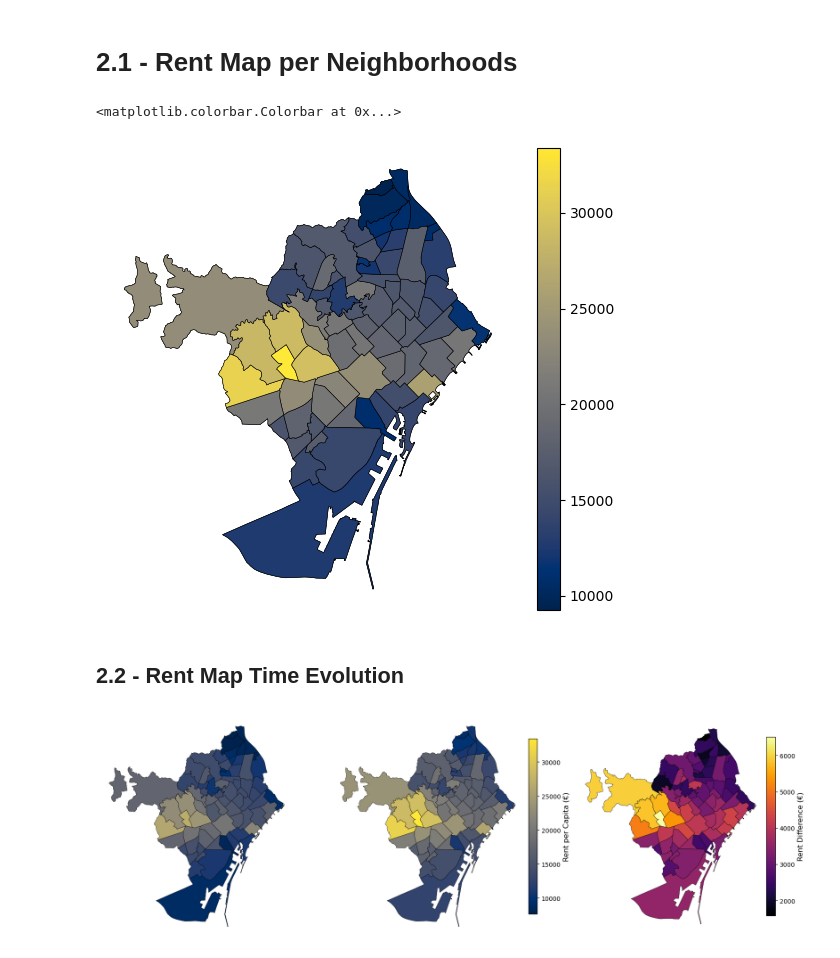
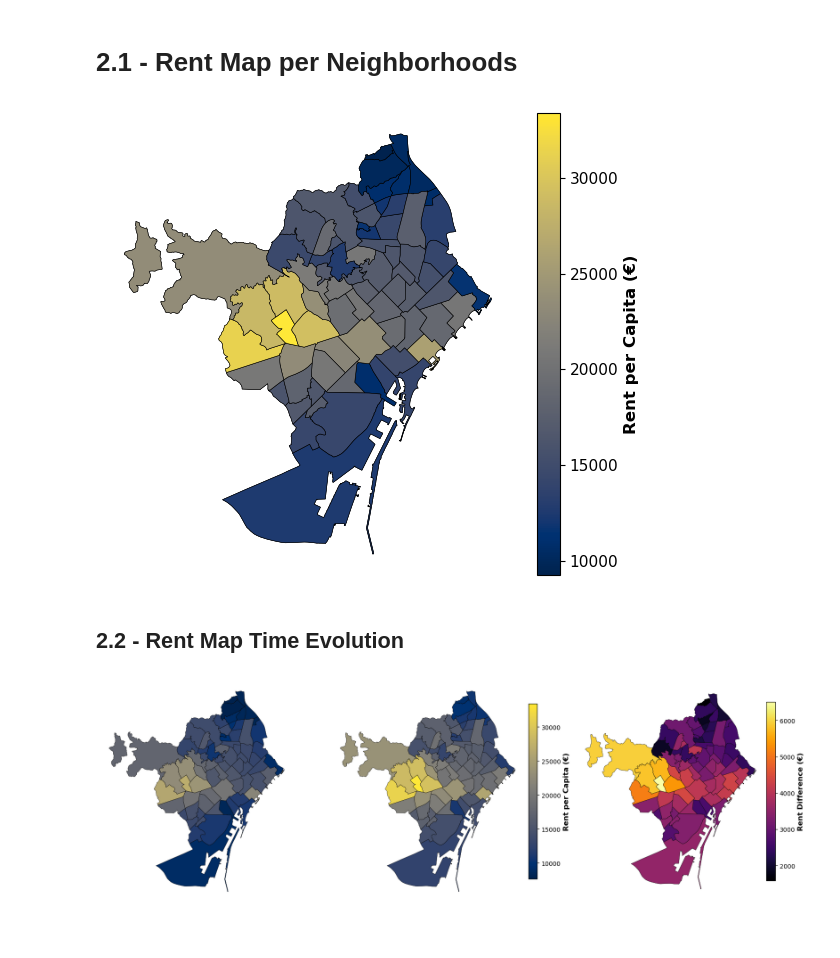
Before and after one commit to pablob2002/immigration-avdm, a Jupyter notebook: Alba/1_rent_map.ipynb, the cells around one changed output. Saved outputs shown, nothing was run; the diff lists cells and outputs as text; code cells hidden in the pictures.

Commit message:
.\Alba\1_rent_map.ipynb

```diff
--- a/Alba/1_rent_map.ipynb
+++ b/Alba/1_rent_map.ipynb
@@ -211,34 +211,43 @@ def plot_difference(ax, Initial_year, Final_year, cmap = "inferno"):
 # %%
 # --- CSV SELECTION ---
 
-level = "Neighborhood"
+level = 'Neighborhood'
 year = 2022
 
 # --- LOAD DATA ---
 
 df = prepare_gdf(year)
 
 # --- MAP ---
 
 ## Normalization values
 
-vmin = df["rent_per_capita"].min()
-vmax = df["rent_per_capita"].max()
+vmin = df['rent_per_capita'].min()
+vmax = df['rent_per_capita'].max()
 
 ## Plotting
 
 fig, ax = plt.subplots(1, 1, figsize = (7, 6))
 
 plot_rent(year, ax)
 
 mappable = plot_rent(year, ax)
 
-## Colorbar for rent per capita
+cbar = plt.colorbar(
+    mappable,
+    ax = ax,
+    label = "Rent per Capita (€)"
+)
 
-plt.colorbar(mappable, ax = ax)
+cbar.set_label(
+    "Rent per Capita (€)",
+    fontsize = 12,
+    fontweight = "bold"
+)
+
+cbar.ax.tick_params(labelsize = 11)
 # %% [output]
-<matplotlib.colorbar.Colorbar at 0x...>
-[figure, old version]
+[figure, new version]
 # %% [markdown]
 ## 2.2 - Rent Map Time Evolution
 # %%
@@ -265,7 +274,7 @@ plt.colorbar(mappable, ax = ax)
 # %%
 # --- CSV SELECTION ---
 
-level = "Neighborhood"
+level = 'Neighborhood'
 years = [2015, 2022]
 
 # --- LOAD DATA ---
@@ -276,8 +285,8 @@ df_years = {year: prepare_gdf(year) for year in years}
 
 ## We define a common color scale for both years
 
-vmin = min(df_years[year]["rent_per_capita"].min() for year in years) # common vmin
-vmax = max(df_years[year]["rent_per_capita"].max() for year in years) # common vmax
+vmin = min(df_years[year]['rent_per_capita'].min() for year in years) # common vmin
+vmax = max(df_years[year]['rent_per_capita'].max() for year in years) # common vmax
 
 ## Plotting the maps
 
@@ -289,8 +298,8 @@ for ax, year in zip(axes, years):
 
 ## Colorbar for rent per capita
 
-cbar = fig.colorbar(mappables[0], ax=axes[:-1], orientation = "vertical", fraction = 0.02, pad = 0.01)
-cbar.set_label("Rent per Capita (€)", fontsize = 12)
+cbar = fig.colorbar(mappables[0], ax=axes[:-1], orientation = 'vertical', fraction = 0.02, pad = 0.01)
+cbar.set_label('Rent per Capita (€)', fontsize = 12, weight = 'bold')
 
 # --- MAPS OF THE RENT DIFFERENCE BETWEEN THE YEARS ---
 
@@ -300,8 +309,8 @@ mappable_diff = plot_difference(axes[-1], years[0], years[1])
 
 ## Colorbar for rent difference
 
-cbar_diff = fig.colorbar(mappable_diff, ax = axes[-1], orientation = "vertical", fraction = 0.045, pad = 0.01)
-cbar_diff.set_label("Rent Difference (€)", fontsize = 12)
+cbar_diff = fig.colorbar(mappable_diff, ax = axes[-1], orientation = 'vertical', fraction = 0.045, pad = 0.01)
+cbar_diff.set_label('Rent Difference (€)', fontsize = 12, weight = 'bold')
 plt.show()
 # %% [output]
-[figure, old version]
+[figure, new version]
```
Also changed, not shown: parts of 6 cells of this notebook.
